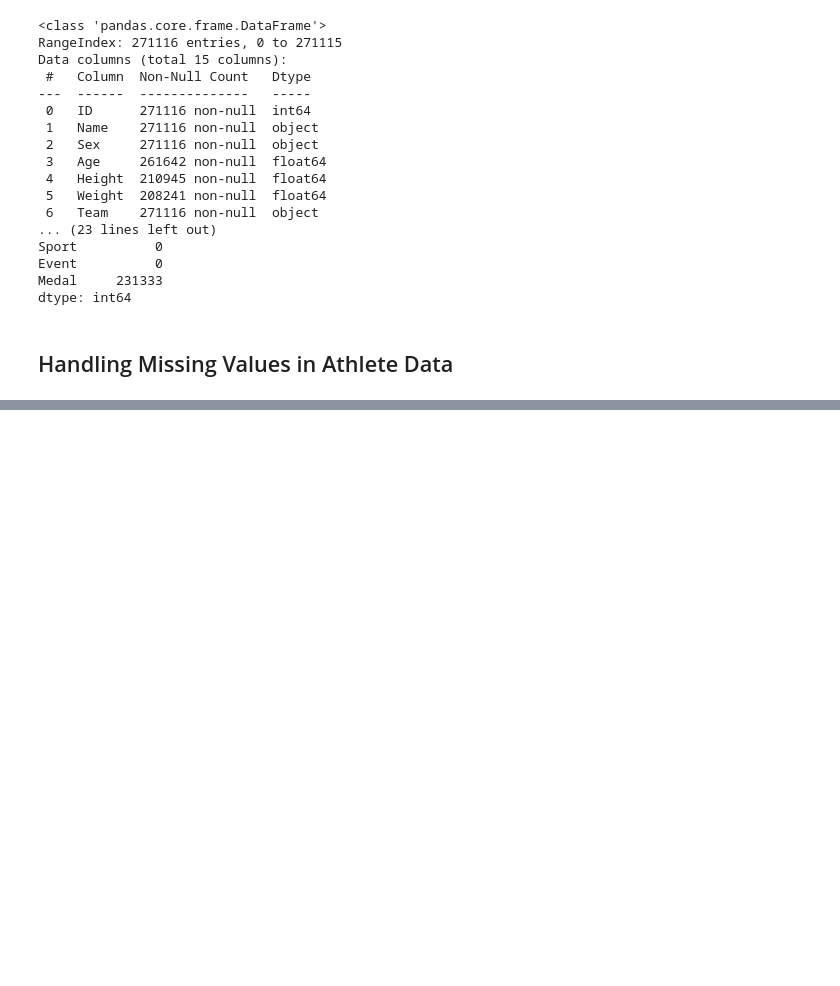
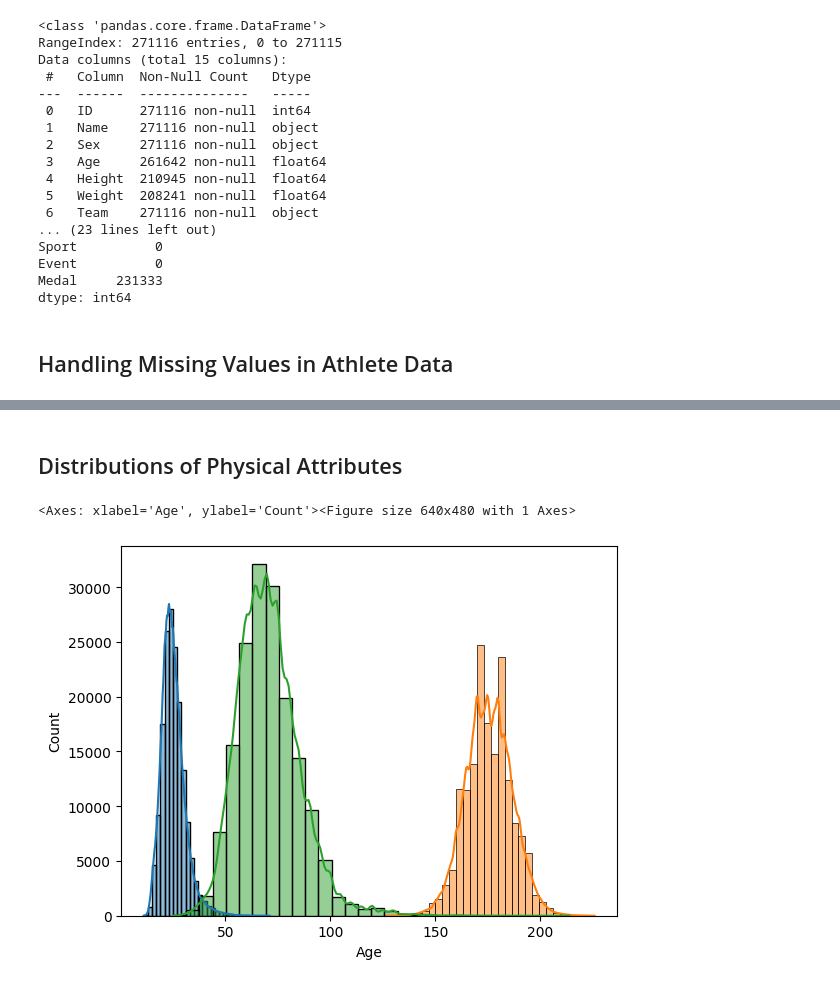
Before and after one commit to PbayonG/codefinity-exploring-olympic-history-through-data-visualization, a Jupyter notebook: notebook.ipynb, the cells around one changed output, grey strips where cells are left out. Drawn from its saved outputs; the diff is of its cells as text; code cells hidden in the pictures; blank space fills up the shorter version.

```diff
--- a/notebook.ipynb
+++ b/notebook.ipynb
@@ -36,0 +60,25 @@ df['Medal']=df['Medal'].fillna('None')
+# %% [markdown]
+## Distributions of Physical Attributes
+# %%
+# Write your code below
+sns.histplot(
+    data=summer_df,
+    x='Age',
+    bins=30,
+    kde=True
+)
+sns.histplot(
+    data=summer_df,
+    x='Height',
+    bins=30,
+    kde=True
+)
+sns.histplot(
+    data=summer_df,
+    x='Weight',
+    bins=30,
+    kde=True
+)
+# %% [output]
+<Axes: xlabel='Age', ylabel='Count'><Figure size 640x480 with 1 Axes>
+[figure, added]
```
Also changed, not shown: parts of 6 cells of this notebook, 1 other file.
